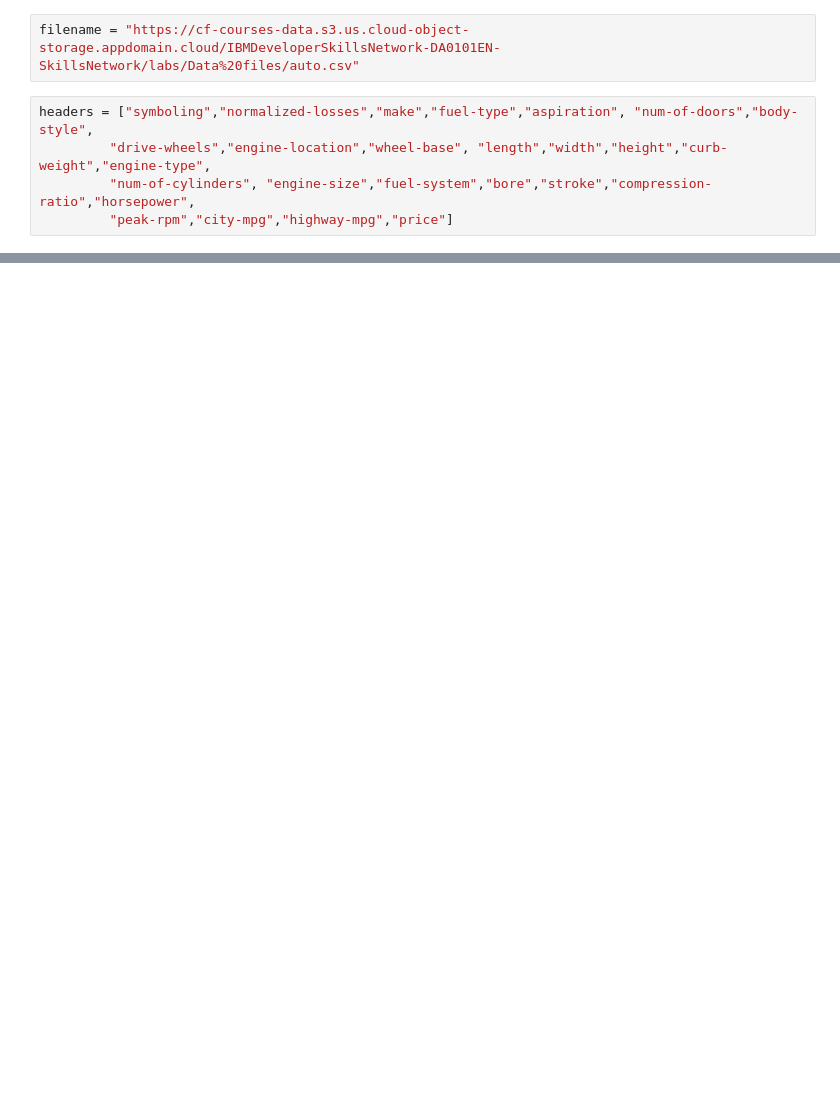
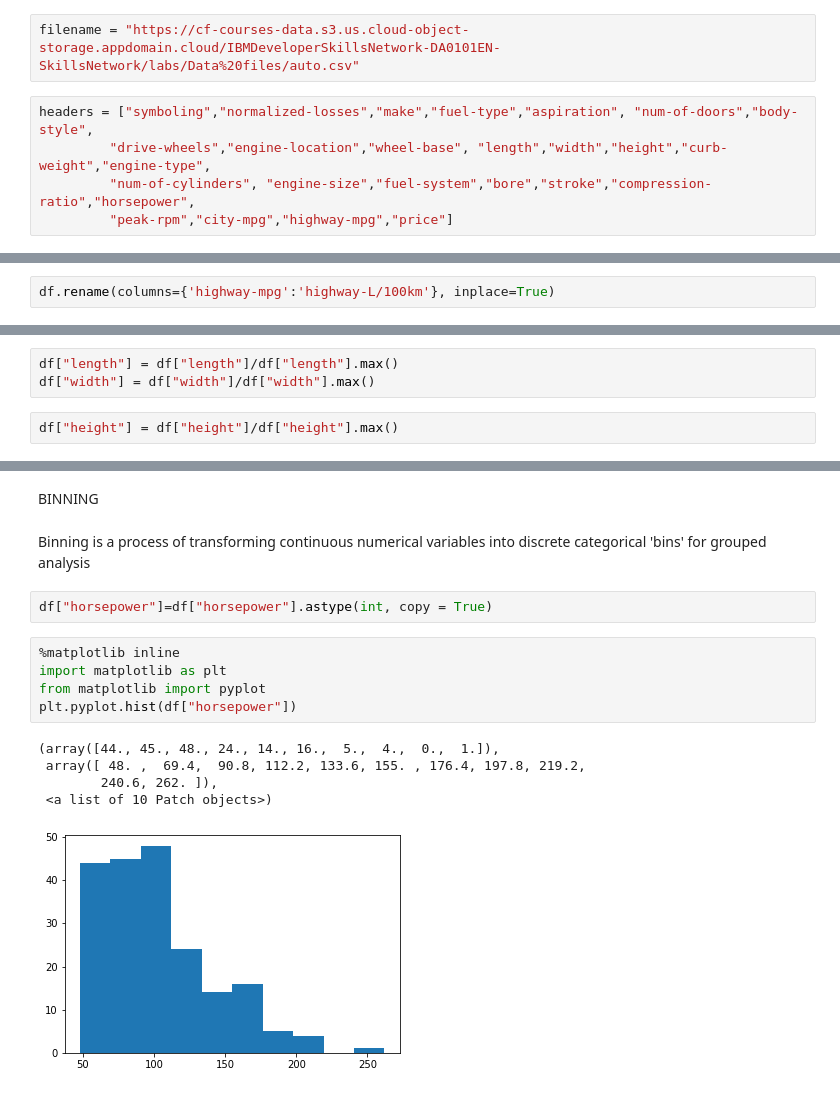
Before and after one commit to PosgradoMNA/actividades-de-aprendizaje-A01104776, a Jupyter notebook: SEMANA_5_IBM.ipynb, the cells around one changed output, grey strips where cells are left out. Drawn from its saved outputs; the diff is of its cells as text; blank space fills up the shorter version.

```diff
--- a/SEMANA_5_IBM.ipynb
+++ b/SEMANA_5_IBM.ipynb
@@ -136,0 +236,2 @@ NameError: ignored
+# %%
+df.rename(columns={'highway-mpg':'highway-L/100km'}, inplace=True)
@@ -136,0 +266,5 @@ NameError: ignored
+# %%
+df["length"] = df["length"]/df["length"].max()
+df["width"] = df["width"]/df["width"].max()
+# %%
+df["height"] = df["height"]/df["height"].max()
@@ -136,0 +280,17 @@ NameError: ignored
+# %% [markdown]
+BINNING
+# %% [markdown]
+Binning is a process of transforming continuous numerical variables into discrete categorical 'bins' for grouped analysis
+# %%
+df["horsepower"]=df["horsepower"].astype(int, copy = True)
+# %%
+%matplotlib inline
+import matplotlib as plt
+from matplotlib import pyplot
+plt.pyplot.hist(df["horsepower"])
+# %% [output]
+(array([44., 45., 48., 24., 14., 16.,  5.,  4.,  0.,  1.]),
+ array([ 48. ,  69.4,  90.8, 112.2, 133.6, 155. , 176.4, 197.8, 219.2,
+        240.6, 262. ]),
+ <a list of 10 Patch objects>)
+[figure, added]
```
Also changed, not shown: parts of 71 cells of this notebook.
